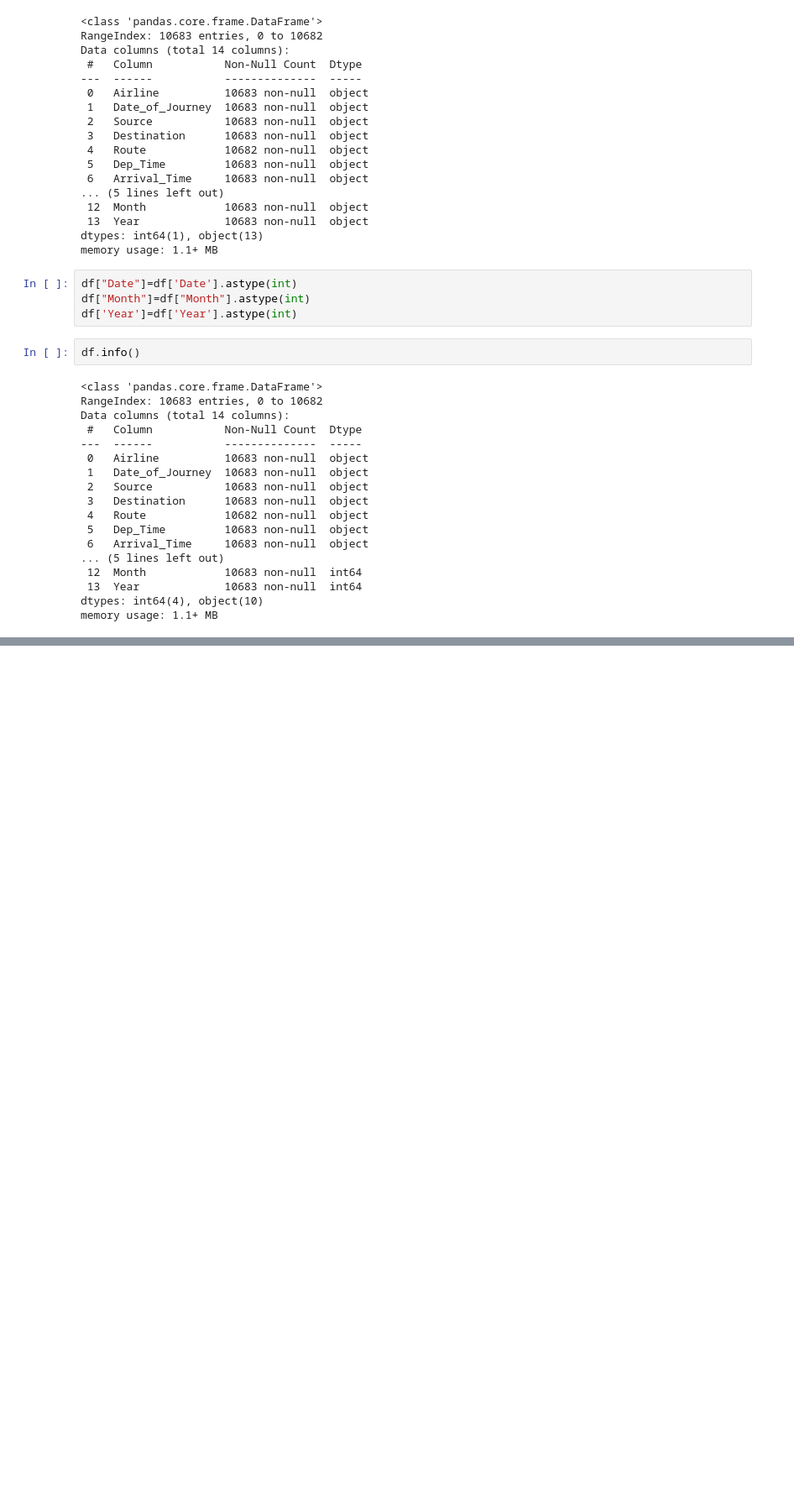
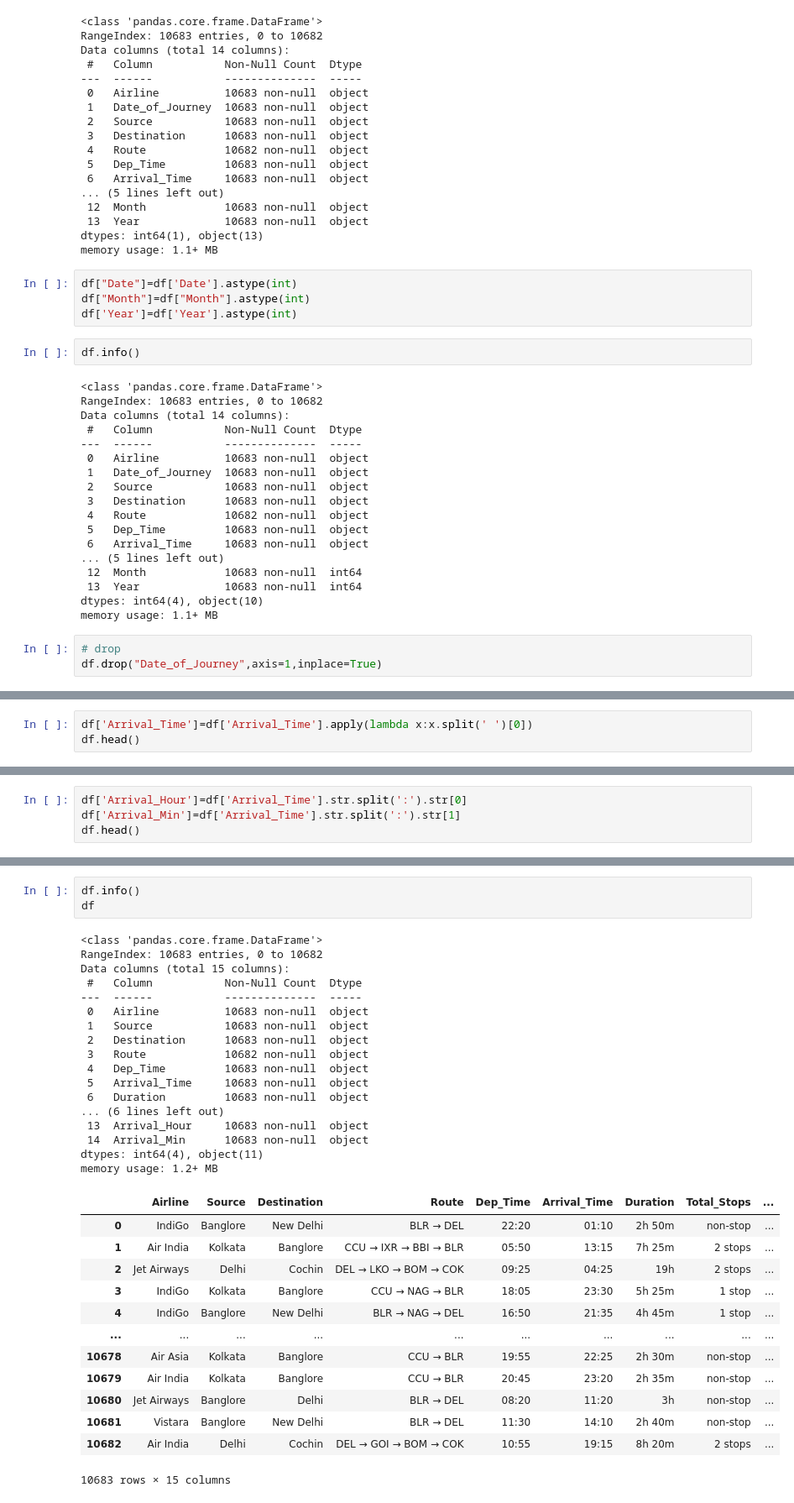
Before and after one commit to Mahadev1729/Python, a Jupyter notebook: EDA/flightpriceEDA/flight_price.ipynb, the cells around one changed output, grey strips where cells are left out. Shown at 84% size. Drawn from its saved outputs; the diff is of its cells as text; blank space fills up the shorter version.

```diff
--- a/EDA/flightpriceEDA/flight_price.ipynb
+++ b/EDA/flightpriceEDA/flight_price.ipynb
@@ -178,3 +178,6 @@ Data columns (total 14 columns):
  13  Year             10683 non-null  int64
 dtypes: int64(4), object(10)
 memory usage: 1.1+ MB
+# %%
+# drop
+df.drop("Date_of_Journey",axis=1,inplace=True)
@@ -180,0 +193,3 @@ memory usage: 1.1+ MB
+# %%
+df['Arrival_Time']=df['Arrival_Time'].apply(lambda x:x.split(' ')[0])
+df.head()
@@ -180,0 +203,4 @@ memory usage: 1.1+ MB
+# %%
+df['Arrival_Hour']=df['Arrival_Time'].str.split(':').str[0]
+df['Arrival_Min']=df['Arrival_Time'].str.split(':').str[1]
+df.head()
@@ -180,0 +223,34 @@ memory usage: 1.1+ MB
+# %%
+df.info()
+df
+# %% [output]
+<class 'pandas.core.frame.DataFrame'>
+RangeIndex: 10683 entries, 0 to 10682
+Data columns (total 15 columns):
+ #   Column           Non-Null Count  Dtype
+---  ------           --------------  -----
+ 0   Airline          10683 non-null  object
+ 1   Source           10683 non-null  object
+ 2   Destination      10683 non-null  object
+ 3   Route            10682 non-null  object
+ 4   Dep_Time         10683 non-null  object
+ 5   Arrival_Time     10683 non-null  object
+ 6   Duration         10683 non-null  object
+... (6 lines left out)
+ 13  Arrival_Hour     10683 non-null  object
+ 14  Arrival_Min      10683 non-null  object
+dtypes: int64(4), object(11)
+memory usage: 1.2+ MB
+|  | Airline | Source | Destination | Route | Dep_Time | Arrival_Time | Duration | Total_Stops | ... |
+| 0 | IndiGo | Banglore | New Delhi | BLR → DEL | 22:20 | 01:10 | 2h 50m | non-stop | ... |
+| 1 | Air India | Kolkata | Banglore | CCU → IXR → BBI → BLR | 05:50 | 13:15 | 7h 25m | 2 stops | ... |
+| 2 | Jet Airways | Delhi | Cochin | DEL → LKO → BOM → COK | 09:25 | 04:25 | 19h | 2 stops | ... |
+| 3 | IndiGo | Kolkata | Banglore | CCU → NAG → BLR | 18:05 | 23:30 | 5h 25m | 1 stop | ... |
+| 4 | IndiGo | Banglore | New Delhi | BLR → NAG → DEL | 16:50 | 21:35 | 4h 45m | 1 stop | ... |
+| ... | ... | ... | ... | ... | ... | ... | ... | ... | ... |
+| 10678 | Air Asia | Kolkata | Banglore | CCU → BLR | 19:55 | 22:25 | 2h 30m | non-stop | ... |
+| 10679 | Air India | Kolkata | Banglore | CCU → BLR | 20:45 | 23:20 | 2h 35m | non-stop | ... |
+| 10680 | Jet Airways | Banglore | Delhi | BLR → DEL | 08:20 | 11:20 | 3h | non-stop | ... |
+| 10681 | Vistara | Banglore | New Delhi | BLR → DEL | 11:30 | 14:10 | 2h 40m | non-stop | ... |
+| 10682 | Air India | Delhi | Cochin | DEL → GOI → BOM → COK | 10:55 | 19:15 | 8h 20m | 2 stops | ... |
+10683 rows × 15 columns
```
Also changed, not shown: parts of 18 cells of this notebook, 1 other file.
